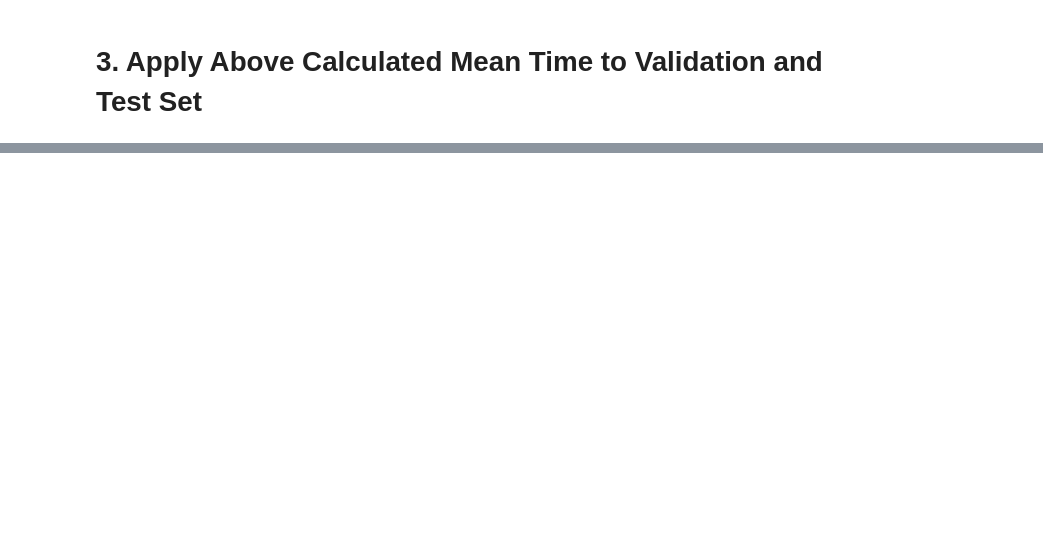
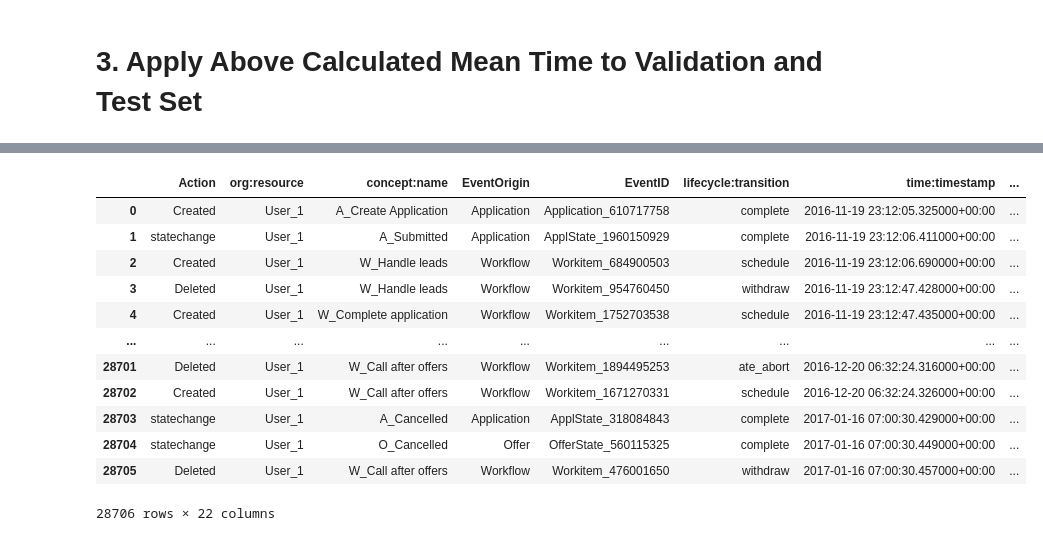
Before and after one commit to dbusn/process-mining-group-5, a Jupyter notebook: notebooks/baseline_algo_B.ipynb, the cells around one changed output, grey strips where cells are left out. Drawn from its saved outputs; the diff is of its cells as text; code cells hidden in the pictures; blank space fills up the shorter version.

```diff
--- a/notebooks/baseline_algo_B.ipynb
+++ b/notebooks/baseline_algo_B.ipynb
@@ -74,25 +161,39 @@ df_val
 # %%
 # Calculate time difference
 df_test['time_diff'] = df_test['time:timestamp'].diff().dt.total_seconds()
 # Set the time difference of the 1st row 0
 df_test.loc[0, 'time_diff'] = 0
 # Count number of processes per trace/ID
 count_test_lst = df_test.groupby('case:concept:name').count()['time_diff'].tolist()
 # Assign position number to each row/process
 position_lst_1_test = [list(range(1, i + 1)) for i in count_test_lst]
 position_lst_test = []
 for i in position_lst_1_test:
     for j in i:
         position_lst_test.append(j)
-df_test['position'] = position_lst_test
+df_test['Process_Step'] = position_lst_test
 # Set the time difference of every process with position = 1 as 0
-df_test.loc[df_test['position'] == 1, 'time_diff'] = 0
+df_test.loc[df_test['Process_Step'] == 1, 'time_diff'] = 0
 # Create the predicted time column per entry using the mean time difference
 pred_time_lst_test = []
 for j in position_lst_test:
     if j <= len(mean_time_lst):
         pred_time_lst_test.append(mean_time_lst[j - 1])
     else:
         pred_time_lst_test.append(0)
 df_test['baseline_predicted_time'] = pred_time_lst_test
 df_test
+# %% [output]
+|  | Action | org:resource | concept:name | EventOrigin | EventID | lifecycle:transition | time:timestamp | ... |
+| 0 | Created | User_1 | A_Create Application | Application | Application_610717758 | complete | 2016-11-19 23:12:05.325000+00:00 | ... |
+| 1 | statechange | User_1 | A_Submitted | Application | ApplState_1960150929 | complete | 2016-11-19 23:12:06.411000+00:00 | ... |
+| 2 | Created | User_1 | W_Handle leads | Workflow | Workitem_684900503 | schedule | 2016-11-19 23:12:06.690000+00:00 | ... |
+| 3 | Deleted | User_1 | W_Handle leads | Workflow | Workitem_954760450 | withdraw | 2016-11-19 23:12:47.428000+00:00 | ... |
+| 4 | Created | User_1 | W_Complete application | Workflow | Workitem_1752703538 | schedule | 2016-11-19 23:12:47.435000+00:00 | ... |
+| ... | ... | ... | ... | ... | ... | ... | ... | ... |
+| 28701 | Deleted | User_1 | W_Call after offers | Workflow | Workitem_1894495253 | ate_abort | 2016-12-20 06:32:24.316000+00:00 | ... |
+| 28702 | Created | User_1 | W_Call after offers | Workflow | Workitem_1671270331 | schedule | 2016-12-20 06:32:24.326000+00:00 | ... |
+| 28703 | statechange | User_1 | A_Cancelled | Application | ApplState_318084843 | complete | 2017-01-16 07:00:30.429000+00:00 | ... |
+| 28704 | statechange | User_1 | O_Cancelled | Offer | OfferState_560115325 | complete | 2017-01-16 07:00:30.449000+00:00 | ... |
+| 28705 | Deleted | User_1 | W_Call after offers | Workflow | Workitem_476001650 | withdraw | 2017-01-16 07:00:30.457000+00:00 | ... |
+28706 rows × 22 columns
```
Also changed, not shown: parts of 7 cells of this notebook.
